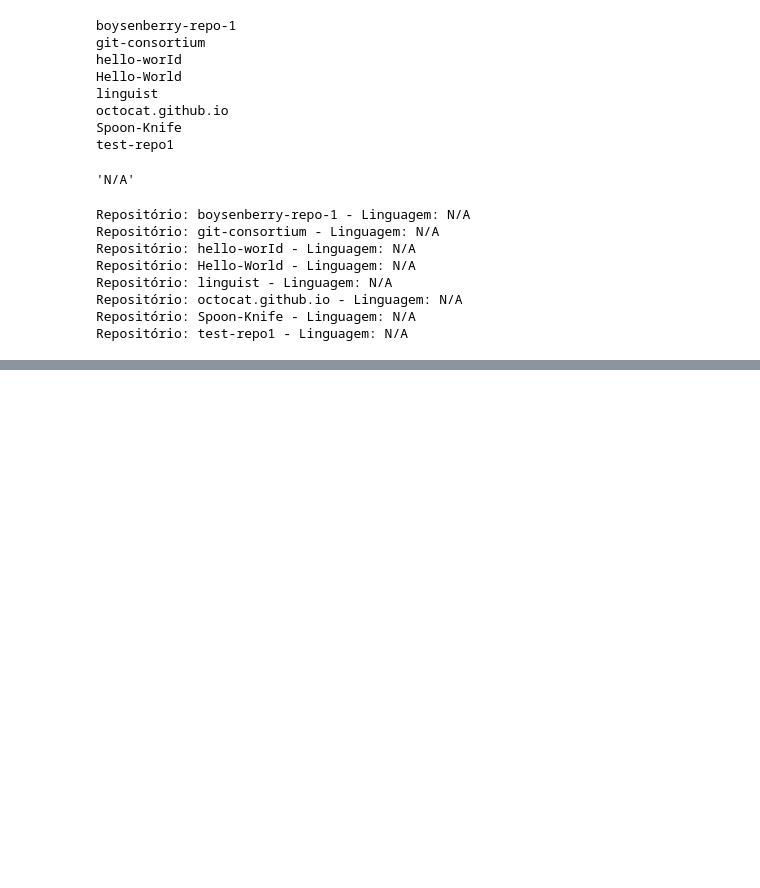
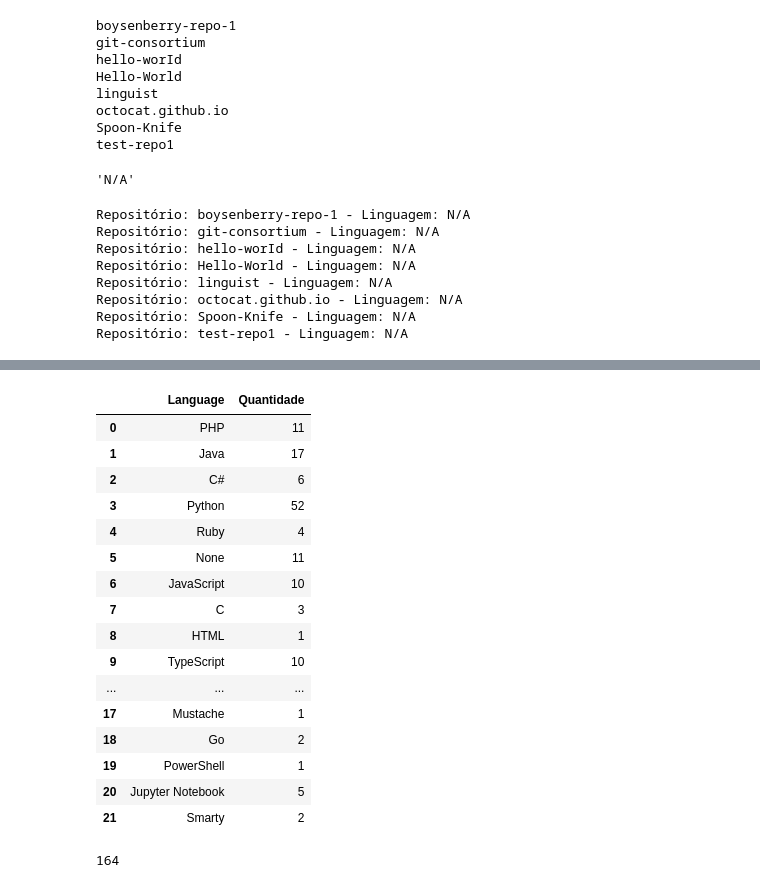
Before and after one commit to esscova/github-language-analysis, a Jupyter notebook: notebooks/testes.ipynb, the cells around one changed output, grey strips where cells are left out. Drawn from its saved outputs; the diff is of its cells as text; code cells hidden in the pictures; blank space fills up the shorter version.

```diff
--- a/notebooks/testes.ipynb
+++ b/notebooks/testes.ipynb
@@ -133,0 +197,2 @@ Erro ao buscar  repositorios da organização amazon : 404 Client Error: Not Fou
+# %%
+for repo in repos_data: print(f" - {repo['name']} - ({repo.get('language', 'N/A')})")
@@ -133,0 +217,8 @@ Erro ao buscar  repositorios da organização amazon : 404 Client Error: Not Fou
+# %%
+repo_languages = {}
+
+for repo in all_repos:
+    language = repo.get('language', 'N/A')
+    repo_languages[language] = repo_languages.get(language, 0) + 1
+
+repo_languages
@@ -133,0 +243,29 @@ Erro ao buscar  repositorios da organização amazon : 404 Client Error: Not Fou
+# %%
+# transformar em dataframe
+import pandas as pd
+
+df = pd.DataFrame.from_dict(repo_languages, orient='index').reset_index()
+df.columns = ['Language', 'Quantidade']
+df
+# %% [output]
+|  | Language | Quantidade |
+| 0 | PHP | 11 |
+| 1 | Java | 17 |
+| 2 | C# | 6 |
+| 3 | Python | 52 |
+| 4 | Ruby | 4 |
+| 5 | None | 11 |
+| 6 | JavaScript | 10 |
+| 7 | C | 3 |
+| 8 | HTML | 1 |
+| 9 | TypeScript | 10 |
+| ... | ... | ... |
+| 17 | Mustache | 1 |
+| 18 | Go | 2 |
+| 19 | PowerShell | 1 |
+| 20 | Jupyter Notebook | 5 |
+| 21 | Smarty | 2 |
+# %%
+df['Quantidade'].sum()
+# %% [output]
+164
```
Also changed, not shown: parts of 17 cells of this notebook.
